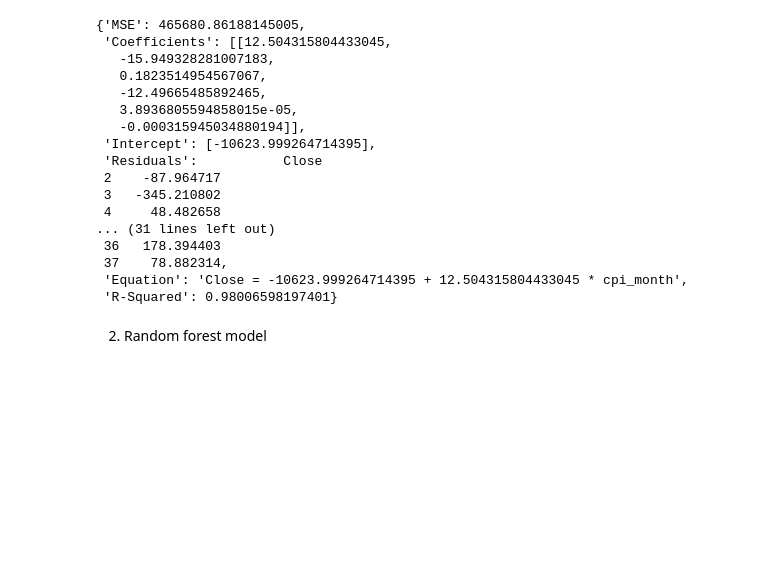
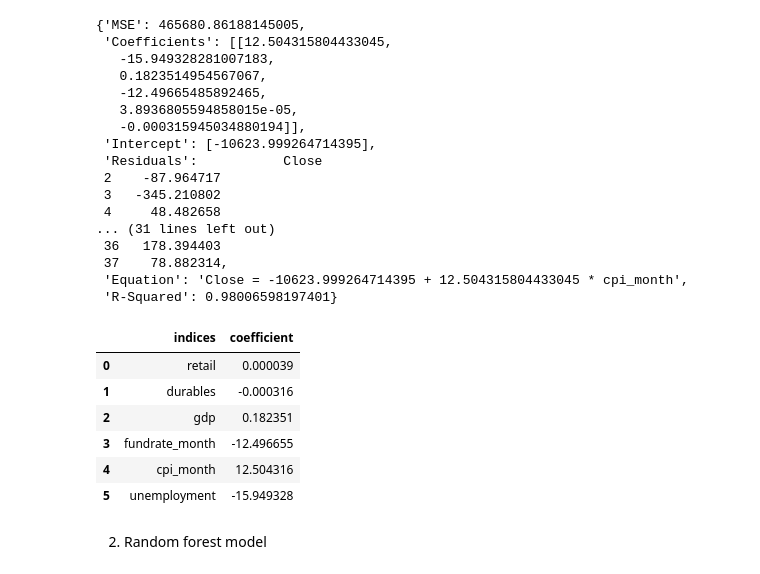
Before and after one commit to Amethyst1016/DATA534_Project, a Jupyter notebook: demo.ipynb, the cells around one changed output. Cells and saved outputs as stored; diff of their text form; code cells hidden in the pictures; blank space fills up the shorter version.

Commit message:
get_parameters function added to model.py

```diff
--- a/demo.ipynb
+++ b/demo.ipynb
@@ -246,6 +229,16 @@ lm_SP500.get_summary()
  37    78.882314,
  'Equation': 'Close = -10623.999264714395 + 12.504315804433045 * cpi_month',
  'R-Squared': 0.98006598197401}
+# %%
+lm_SP500.get_parameters()
+# %% [output]
+|  | indices | coefficient |
+| 0 | retail | 0.000039 |
+| 1 | durables | -0.000316 |
+| 2 | gdp | 0.182351 |
+| 3 | fundrate_month | -12.496655 |
+| 4 | cpi_month | 12.504316 |
+| 5 | unemployment | -15.949328 |
 # %% [markdown]
 2. Random forest model
 # %%
```
Also changed, not shown: parts of 7 cells of this notebook, 1 other file.
